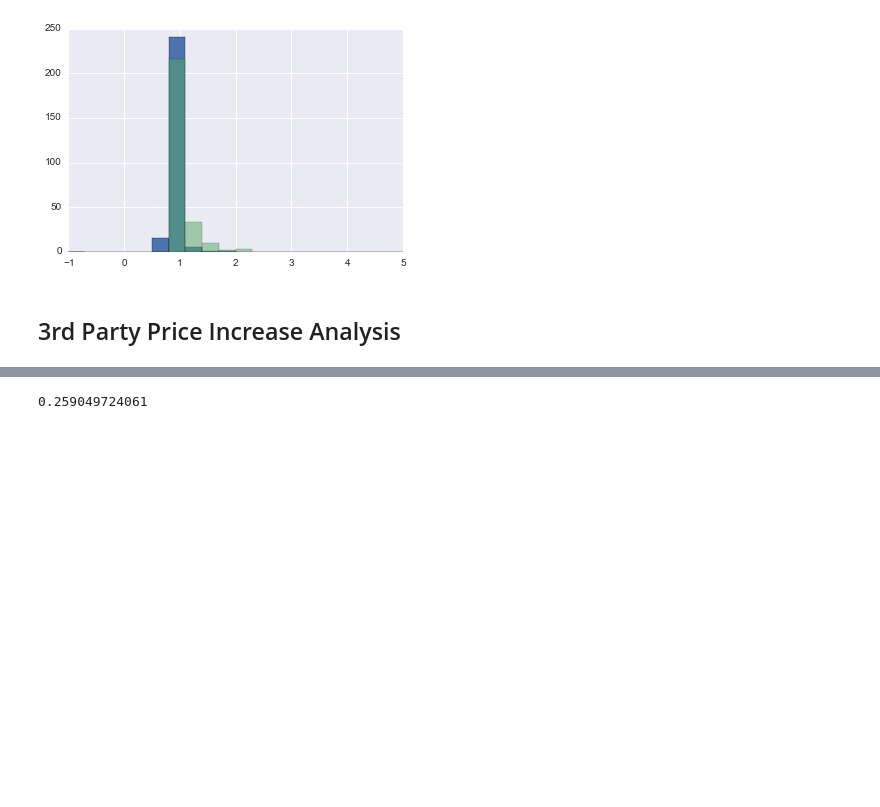
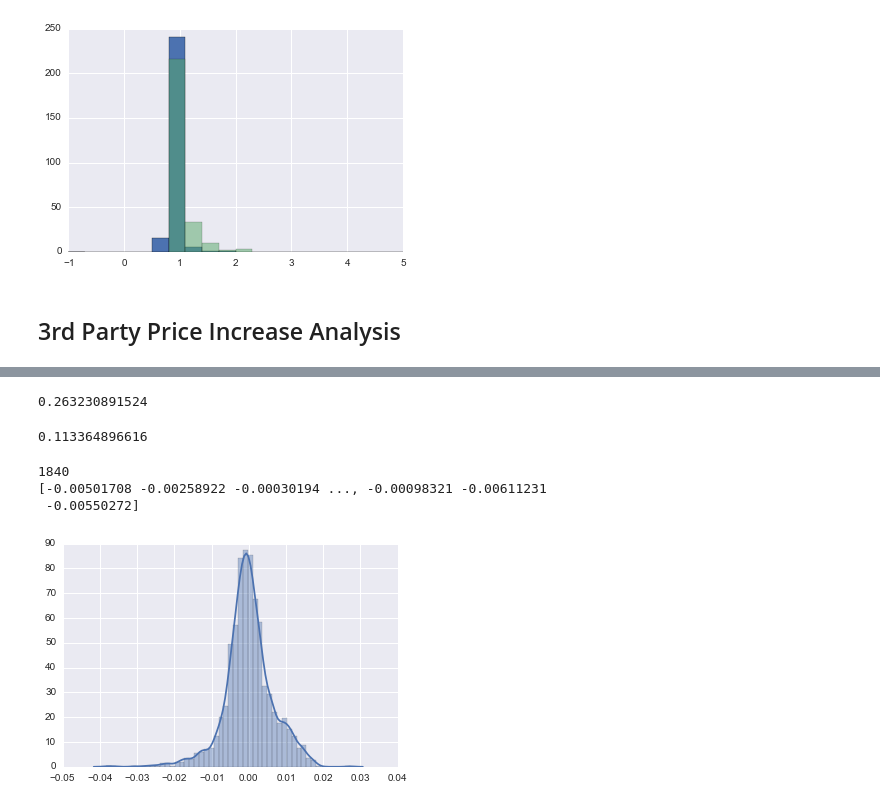
Before and after one commit to sharathbennur/LegoMe, a Jupyter notebook: Model_Lego_RF.ipynb, the cells around one changed output, grey strips where cells are left out. Cells and saved outputs as stored; diff of their text form; code cells hidden in the pictures; blank space fills up the shorter version.

Commit message:
Updated some model fn and html

```diff
--- a/Model_Lego_RF.ipynb
+++ b/Model_Lego_RF.ipynb
@@ -389,6 +393,8 @@ seaborn.jointplot(x="maxPredictedRise_3perDay", y="lowPrice_3", data=legos, kind
 from patsy import dmatrices
 from sklearn.cross_validation import train_test_split
 from sklearn.ensemble import RandomForestRegressor
+from sklearn.linear_model import LinearRegression
+from sklearn import cross_validation
 
 ## Correct split of training and testing sets, with removing XOR themes
 # split data into testing and training sets
@@ -408,11 +414,59 @@ from sklearn.linear_model import LinearRegression
 
 lr = LinearRegression()
 lr.fit(features_train, np.ravel(target_train))
-preds = lr.predict(features_test)
+preds_lin = lr.predict(features_test)
 score = lr.score(features_test,np.ravel(target_test))
 print score
 # %% [output]
-0.259049724061
+0.263230891524
+# %%
+###### Cross Validation Computation
+## Correct split of training and testing sets, with removing XOR themes
+# split data into testing and training sets
+cols_to_retain = ['maxPredictedRise_3perDay','desirability','minifigs',
+                  'pieces','Theme','avgPrice_3','retailPrice',
+                  'time_to_now','want_it']
+
+# Setup all data
+legoData = legos[cols_to_retain]
+
+target,features = dmatrices('maxPredictedRise_3perDay ~ desirability+minifigs+pieces+lowPrice_3+avgPrice_3+time_to_now+retailPrice + C(Theme)',legos, return_type='dataframe')
+target_train, target_test, features_train, features_test = train_test_split(target,
+                                                            features, test_size = 0.2)
+
+# Linear Regression
+lr = LinearRegression()
+lr.fit(features_train, np.ravel(target_train))
+preds_lin = lr.predict(features_test)
+score = lr.score(features_test,np.ravel(target_test))
+
+scores=[]
+residuals_lin = []
+for i in range(0,10):
+    target_train, target_test, features_train, features_test = train_test_split(target,
+                                                            features, test_size = 0.2)
+    lr.fit(features_train, np.ravel(target_train))
+    preds_lin_current = lr.predict(features_test)
+    scores.append(lr.score(features_test,np.ravel(target_test)))
+    target_test_lin = target_test.values[0]
+    residuals = target_test_lin - preds_lin_current
+    residuals_lin = np.hstack([residuals_lin,residuals])
+
+print np.mean(scores)
+# print preds_lin
+# %% [output]
+0.113364896616
+# %%
+# np.array(residuals_lin)
+# len(residuals_lin)
+print len(residuals_lin)
+print residuals_lin
+seaborn.distplot(residuals_lin);
+# %% [output]
+1840
+[-0.00501708 -0.00258922 -0.00030194 ..., -0.00098321 -0.00611231
+ -0.00550272]
+[figure, added]
 # %%
 from patsy import dmatrices
 from sklearn.cross_validation import train_test_split
```
Also changed, not shown: parts of 26 cells of this notebook, 9 other files.
